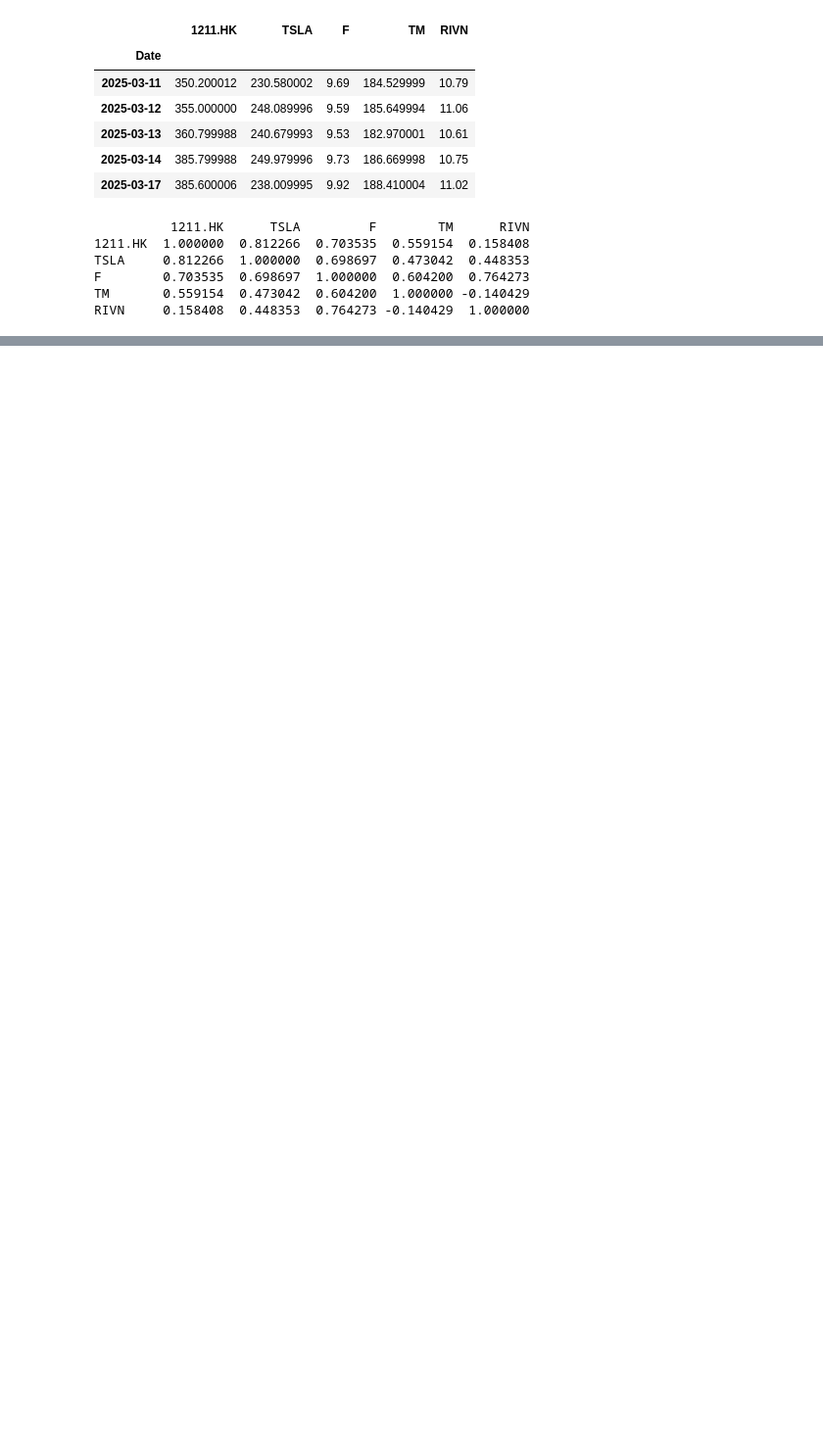
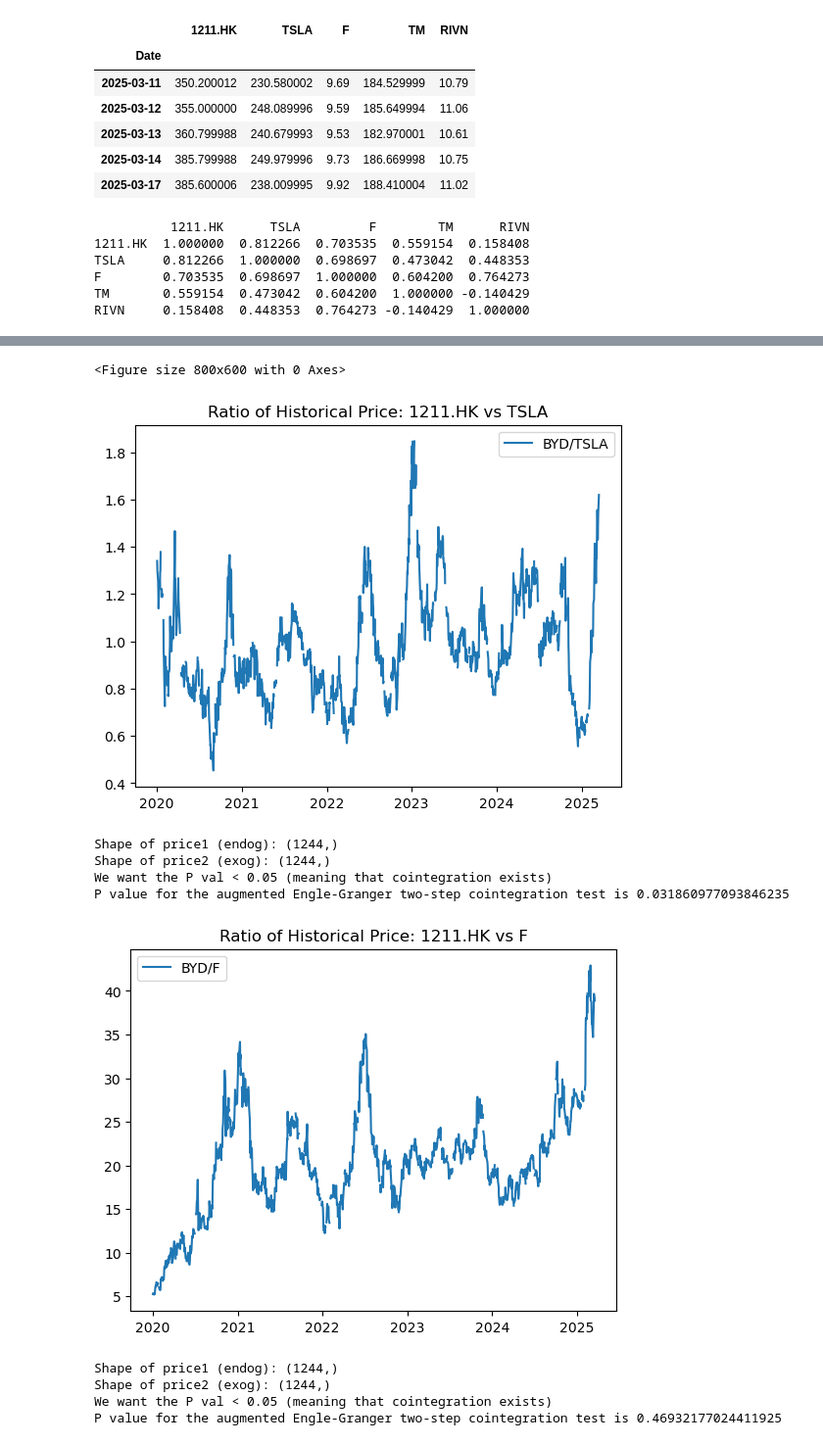
Before and after one commit to andrew67sebastian/UBS-FInance, a Jupyter notebook: main.ipynb, the cells around one changed output, grey strips where cells are left out. Shown at 98% size. Saved outputs shown, nothing was run; the diff lists cells and outputs as text; code cells hidden in the pictures; blank space fills up the shorter version.

```diff
--- a/main.ipynb
+++ b/main.ipynb
@@ -97,0 +160,52 @@ sns.heatmap(corr_matrix, annot=True)
+# %%
+figure(figsize=(8, 6), dpi=100)
+
+for i in range(2):
+    ticker1 = t_ind[0]
+    ticker2 = t_ind[i+1]
+    # Extract and clean data for both tickers
+    data1 = df_ind[ticker1].dropna()
+    data2 = df_ind[ticker2].dropna()
+
+    # Create a new figure for each pair
+    plt.figure()
+
+    # Plot both time series
+    plt.plot(data1/data2, label=f'BYD/{ticker2}')
+
+    # Add title and legend
+    plt.title(f'Ratio of Historical Price: {ticker1} vs {ticker2}')
+    plt.legend()
+
+    # Show or save the plot (uncomment the appropriate line below)
+    plt.show()  # This will display the plot on screen
+    # plt.savefig(f'plot_{ticker1}_vs_{ticker2}.png')  # This will save each plot as a file
+    plt.close()  # Close the figure to free memory
+
+    price1 = df_ind[ticker1].dropna()
+    price2 = df_ind[ticker2].dropna()
+
+    price1, price2 = price1.align(price2, join='inner')
+
+    print("Shape of price1 (endog):", price1.shape)
+    print("Shape of price2 (exog):", price2.shape)
+
+    test = ts.coint(price1, price2)
+
+    cointegration_t_statistic = test[0]
+    p_val = test[1]
+    critical_values = test[2]
+    print('We want the P val < 0.05 (meaning that cointegration exists)')
+    print('P value for the augmented Engle-Granger two-step cointegration test is', p_val)
+# %% [output]
+<Figure size 800x600 with 0 Axes>
+[figure, added]
+Shape of price1 (endog): (1244,)
+Shape of price2 (exog): (1244,)
+We want the P val < 0.05 (meaning that cointegration exists)
+P value for the augmented Engle-Granger two-step cointegration test is 0.031860977093846235
+[figure, added]
+Shape of price1 (endog): (1244,)
+Shape of price2 (exog): (1244,)
+We want the P val < 0.05 (meaning that cointegration exists)
+P value for the augmented Engle-Granger two-step cointegration test is 0.46932177024411925
```
Also changed, not shown: parts of 48 cells of this notebook.
